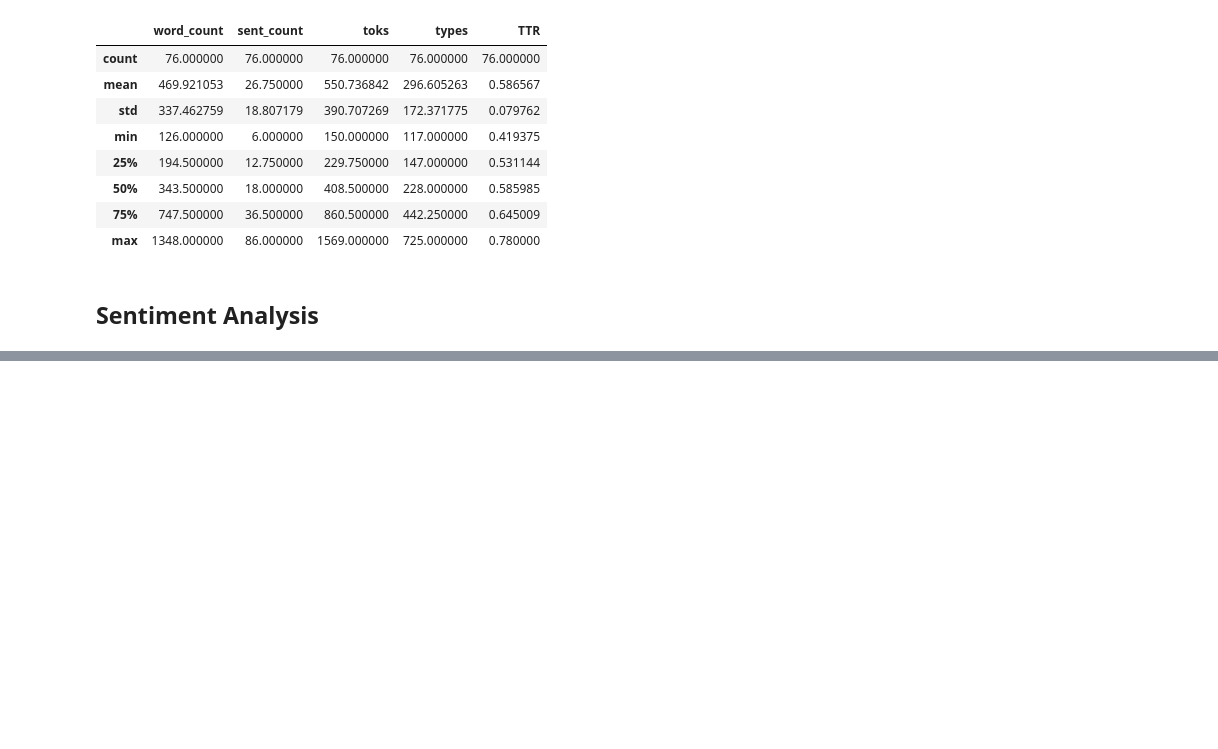
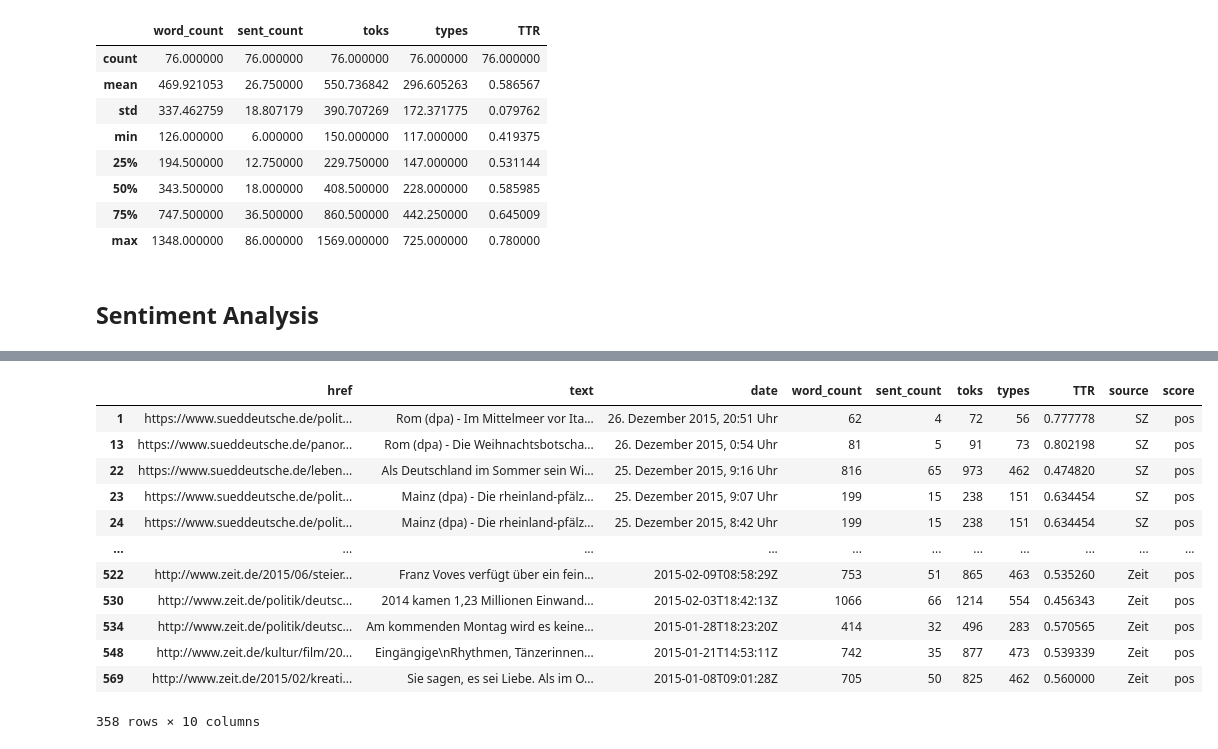
Before and after one commit to Data-Science-for-Linguists-2021/Fl-chtlingskrise-Sentiment-Analysis, a Jupyter notebook: Presentation.ipynb, the cells around one changed output, grey strips where cells are left out. Saved outputs shown, nothing was run; the diff lists cells and outputs as text; code cells hidden in the pictures; blank space fills up the shorter version.

```diff
--- a/Presentation.ipynb
+++ b/Presentation.ipynb
@@ -350,12 +303,0 @@ Doc.set_extension("sentiws", default=True)
-# %%
-url_lst = zeit_df.href.tolist()
-doc_lst = zeit_df.text.tolist()
-scores = {}
-
-# zip function = super cool and useful!
-for url, doc in zip(url_lst, nlp.pipe(doc_lst)):
-    x = [token._.sentiws for token in doc if token._.sentiws is not None]
-    scores[url] = x
-
-#scores
-# hmmm I wonder what the 0.004 score is, smoothing?
@@ -440,0 +304,13 @@ t
+# %%
+stop = STOP_WORDS
+url_lst = all_df.href.tolist()
+doc_lst = all_df.text.tolist()
+scores = {}
+
+# zip function = super cool and useful!
+for url, doc in zip(url_lst, nlp.pipe(doc_lst)):
+    x = [token._.sentiws for token in doc if not token.is_stop if token._.sentiws is not None]
+    scores[url] = x
+
+#scores
+# hmmm I wonder what the 0.004 score is, smoothing?
@@ -440,0 +325,3 @@ t
+# %%
+all_df['score']= all_df['href'].map(scores)
+all_df.head()
@@ -440,0 +343,3 @@ t
+# %%
+all_df.score = all_df['score'].map(lambda s: neg_pos(s))
+all_df.head()
@@ -440,0 +353,17 @@ t
+# %%
+pos = all_df[all_df.score == 'pos']
+pos
+# %% [output]
+|  | href | text | date | word_count | sent_count | toks | types | TTR | source | score |
+| 1 | https://www.sueddeutsche.de/polit... | Rom (dpa) - Im Mittelmeer vor Ita... | 26. Dezember 2015, 20:51 Uhr | 62 | 4 | 72 | 56 | 0.777778 | SZ | pos |
+| 13 | https://www.sueddeutsche.de/panor... | Rom (dpa) - Die Weihnachtsbotscha... | 26. Dezember 2015, 0:54 Uhr | 81 | 5 | 91 | 73 | 0.802198 | SZ | pos |
+| 22 | https://www.sueddeutsche.de/leben... | Als Deutschland im Sommer sein Wi... | 25. Dezember 2015, 9:16 Uhr | 816 | 65 | 973 | 462 | 0.474820 | SZ | pos |
+| 23 | https://www.sueddeutsche.de/polit... | Mainz (dpa) - Die rheinland-pfälz... | 25. Dezember 2015, 9:07 Uhr | 199 | 15 | 238 | 151 | 0.634454 | SZ | pos |
+| 24 | https://www.sueddeutsche.de/polit... | Mainz (dpa) - Die rheinland-pfälz... | 25. Dezember 2015, 8:42 Uhr | 199 | 15 | 238 | 151 | 0.634454 | SZ | pos |
+| ... | ... | ... | ... | ... | ... | ... | ... | ... | ... | ... |
+| 522 | http://www.zeit.de/2015/06/steier... | Franz Voves verfügt über ein fein... | 2015-02-09T08:58:29Z | 753 | 51 | 865 | 463 | 0.535260 | Zeit | pos |
+| 530 | http://www.zeit.de/politik/deutsc... | 2014 kamen 1,23 Millionen Einwand... | 2015-02-03T18:42:13Z | 1066 | 66 | 1214 | 554 | 0.456343 | Zeit | pos |
+| 534 | http://www.zeit.de/politik/deutsc... | Am kommenden Montag wird es keine... | 2015-01-28T18:23:20Z | 414 | 32 | 496 | 283 | 0.570565 | Zeit | pos |
+| 548 | http://www.zeit.de/kultur/film/20... | Eingängige\nRhythmen, Tänzerinnen... | 2015-01-21T14:53:11Z | 742 | 35 | 877 | 473 | 0.539339 | Zeit | pos |
+| 569 | http://www.zeit.de/2015/02/kreati... | Sie sagen, es sei Liebe. Als im O... | 2015-01-08T09:01:28Z | 705 | 50 | 825 | 462 | 0.560000 | Zeit | pos |
+358 rows × 10 columns
```
Also changed, not shown: parts of 27 cells of this notebook.
